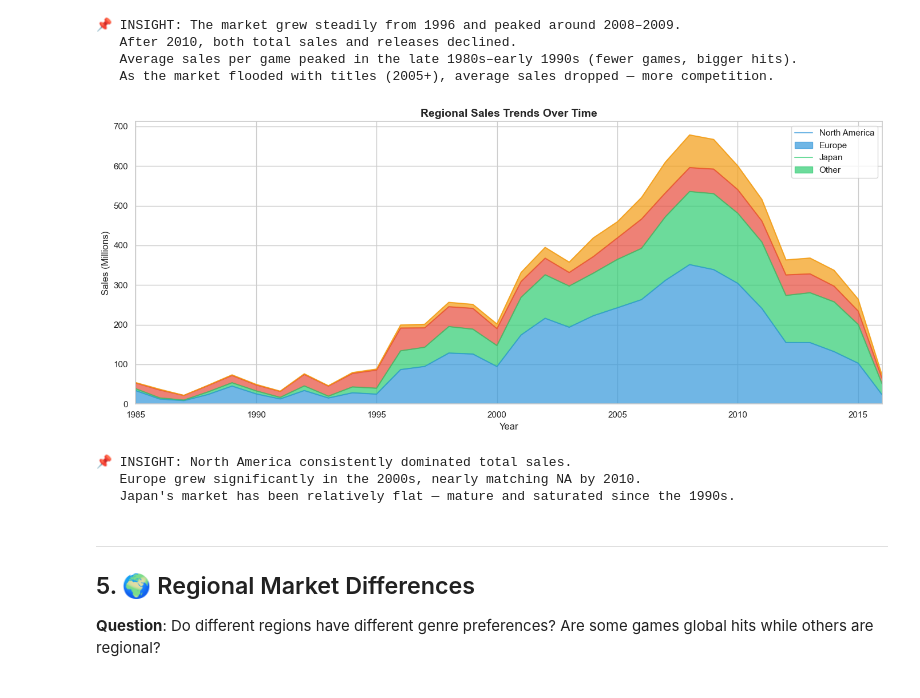
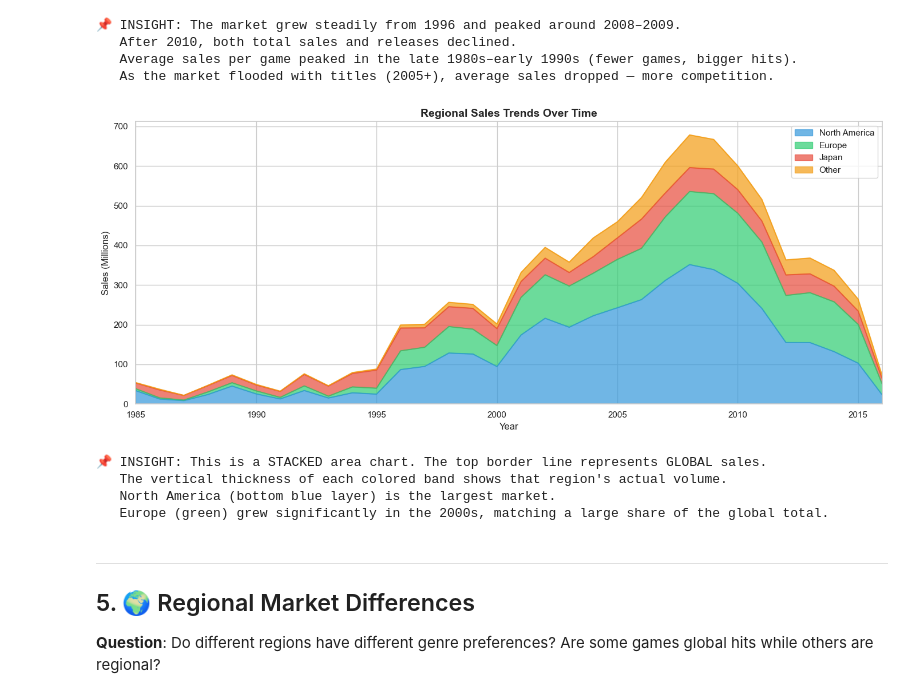
Before and after one commit to Jawer-22/Video-Game-Market-Analysis, a Jupyter notebook: Notebooks/04_exploratory_data_analysis.ipynb, the cells around one changed output. Saved outputs shown, nothing was run; the diff lists cells and outputs as text; code cells hidden in the pictures.

Commit message:
chore: fixed area chart legend sync and added detailed stacked chart guide

```diff
--- a/Notebooks/04_exploratory_data_analysis.ipynb
+++ b/Notebooks/04_exploratory_data_analysis.ipynb
@@ -312,29 +312,50 @@ print('   As the market flooded with titles (2005+), average sales dropped — m
    After 2010, both total sales and releases declined.
    Average sales per game peaked in the late 1980s–early 1990s (fewer games, bigger hits).
    As the market flooded with titles (2005+), average sales dropped — more competition.
-# %%
-# Regional sales trends over time
-regional_annual = df.groupby('Year')[['NA_Sales', 'EU_Sales', 'JP_Sales', 'Other_Sales']].sum()
-
-fig, ax = plt.subplots(figsize=(14, 6))
-regional_annual.plot.area(ax=ax, alpha=0.7,
-                          color=['#3498db', '#2ecc71', '#e74c3c', '#f39c12'])
-ax.set_title('Regional Sales Trends Over Time', fontsize=14, fontweight='bold')
-ax.set_xlabel('Year')
-ax.set_ylabel('Sales (Millions)')
-ax.legend(['North America', 'Europe', 'Japan', 'Other'], fontsize=11)
-ax.set_xlim(1985, 2016)
-plt.tight_layout()
-plt.show()
-
-print('📌 INSIGHT: North America consistently dominated total sales.')
-print('   Europe grew significantly in the 2000s, nearly matching NA by 2010.')
-print('   Japan\'s market has been relatively flat — mature and saturated since the 1990s.')
-# %% [output]
-[figure, removed]
-📌 INSIGHT: North America consistently dominated total sales.
-   Europe grew significantly in the 2000s, nearly matching NA by 2010.
-   Japan's market has been relatively flat — mature and saturated since the 1990s.
+# %%
+# Regional sales trends over time
+regional_annual = df.groupby('Year')[['NA_Sales', 'EU_Sales', 'JP_Sales', 'Other_Sales']].sum()
+
+# Rename columns to ensure the legend labels and colors sync automatically
+regional_annual = regional_annual.rename(columns={
+    'NA_Sales': 'North America',
+    'EU_Sales': 'Europe',
+    'JP_Sales': 'Japan',
+    'Other_Sales': 'Other'
+})
+
+fig, ax = plt.subplots(figsize=(14, 6))
+regional_annual.plot.area(ax=ax, alpha=0.7,
+                          color=['#3498db', '#2ecc71', '#e74c3c', '#f39c12'])
+
+ax.set_title('Regional Sales Trends Over Time', fontsize=14, fontweight='bold')
+ax.set_xlabel('Year')
+ax.set_ylabel('Sales (Millions)')
+
+# Auto-generate legend to maintain perfect synchronization
+ax.legend(fontsize=11)
+ax.set_xlim(1985, 2016)
+plt.tight_layout()
+plt.show()
+
+print('📌 HOW TO READ THIS CHART:')
+print('   This is a STACKED area chart. Think of it like a layer cake, not a standard line graph.')
+print('   1. The TOP border line is the GLOBAL TOTAL (~678M at the 2008 peak).')
+print('   2. The VALUE of each region is the THICKNESS of its colored band, not its Y-axis position.')
+print('')
+print('   💡 2008 PEAK EXAMPLE:')
+print('   - North America (Blue): Starts at 0, goes to 351. Value = 351M')
+print('   - Europe (Green): Starts on top of Blue (351), goes to 535. Thickness = 184M')
+print('   - Japan (Red): Starts on top of Green (535), goes to 595. Thickness = 60M')
+print('   - Other (Orange): Starts on top of Red (595), goes to 678. Thickness = 83M')
+print('')
+print('   North America is consistently the widest band, making it the largest single market.')
+# %% [output]
+[figure, added]
+📌 INSIGHT: This is a STACKED area chart. The top border line represents GLOBAL sales.
+   The vertical thickness of each colored band shows that region's actual volume.
+   North America (bottom blue layer) is the largest market.
+   Europe (green) grew significantly in the 2000s, matching a large share of the global total.
 # %% [markdown]
 ---
 ## 5. 🌍 Regional Market Differences
```
Also changed, not shown: 1 other file.
